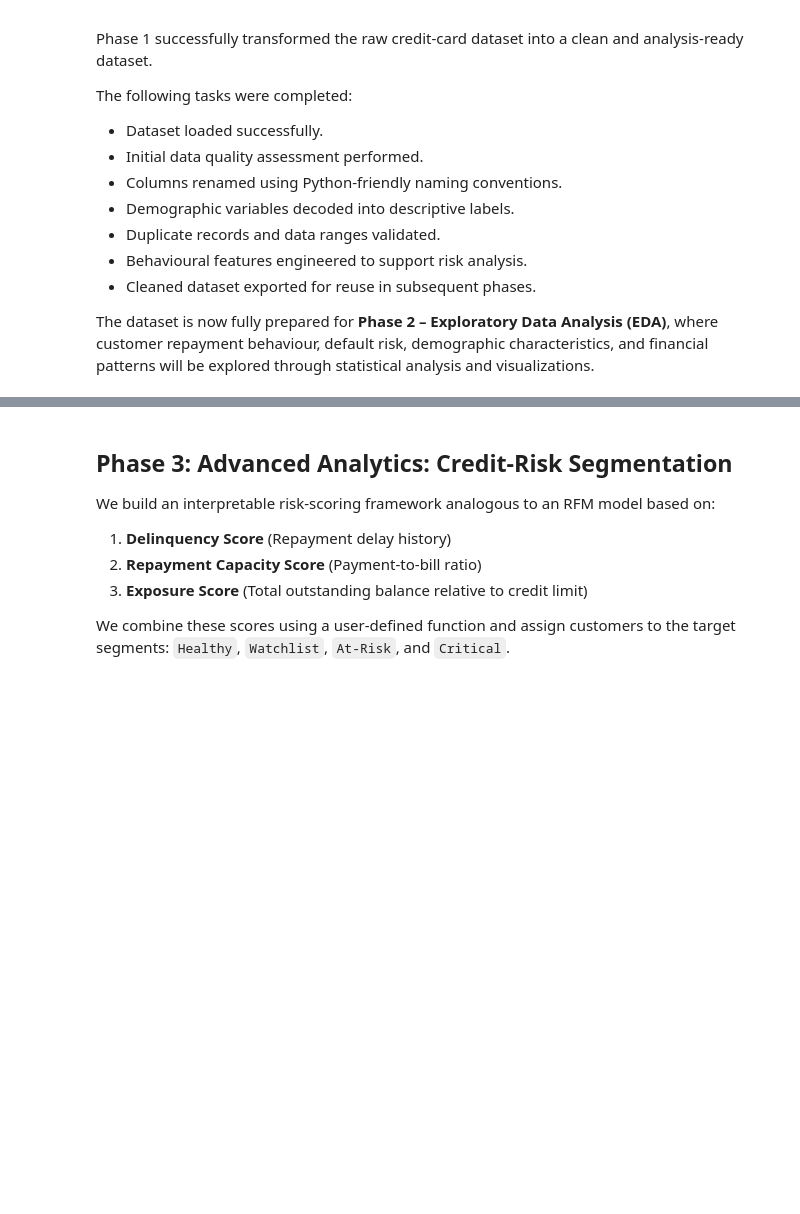
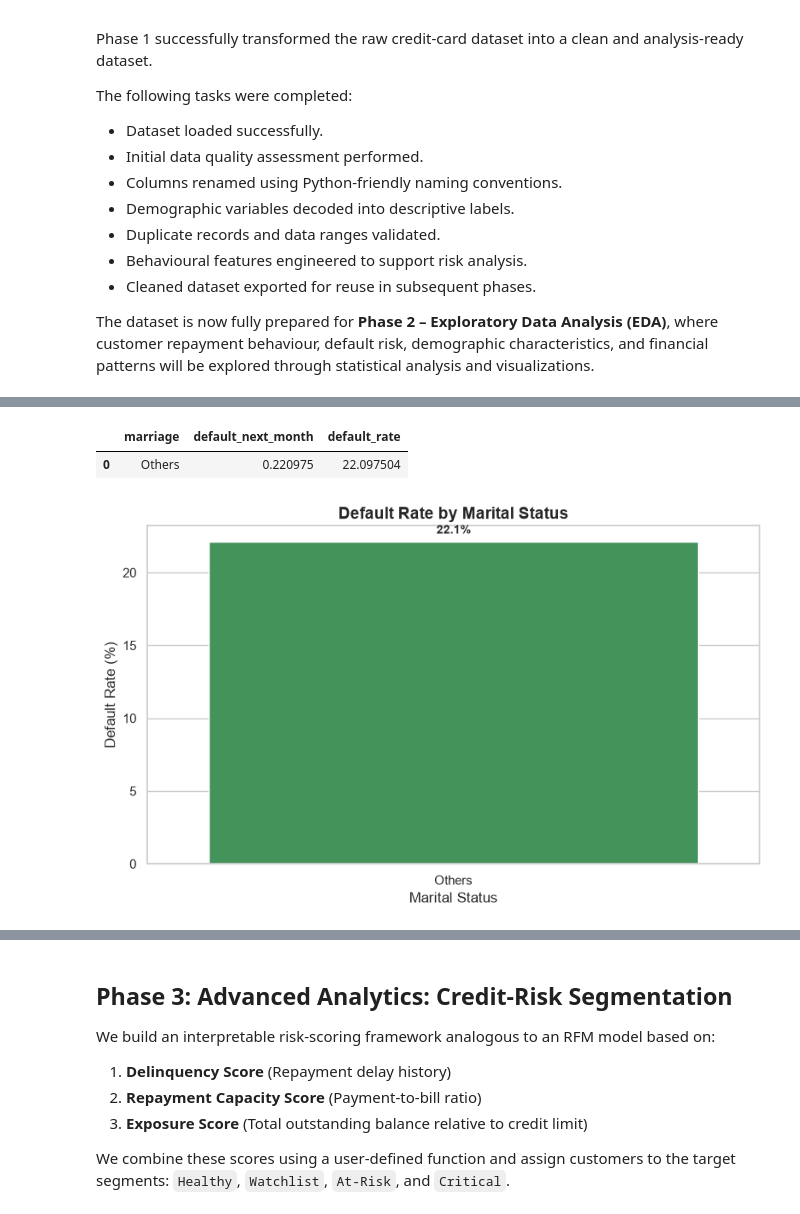
Before and after one commit to ChamithuPunchihewa/Final-Python-Project, a Jupyter notebook: notebooks/Technical_Appendix.ipynb, the cells around one changed output, grey strips where cells are left out. Saved outputs shown, nothing was run; the diff lists cells and outputs as text; code cells hidden in the pictures; blank space fills up the shorter version.

```diff
--- a/notebooks/Technical_Appendix.ipynb
+++ b/notebooks/Technical_Appendix.ipynb
@@ -763,19 +961,66 @@ plt.show()
 # %%
-# Analysis & Plot 4: Default rate by Marital Status
-marriage_default = df_clean.groupby('marriage')['default_next_month'].mean().reset_index()
-marriage_default['default_rate'] = marriage_default['default_next_month'] * 100
-marriage_default = marriage_default.sort_values(by='default_rate', ascending=False)
+# Analysis 4 : Default Rate by Marital Status
 
-print(marriage_default)
+print("=" * 50)
+print("ANALYSIS 4 : DEFAULT RATE BY MARITAL STATUS")
+print("=" * 50)
 
-fig, ax = plt.subplots(figsize=(8, 5))
-sns.barplot(data=marriage_default, x='marriage', y='default_rate', palette='Greens_d', ax=ax)
-ax.set_title('Default Rate by Marital Status', fontsize=14, weight='bold', pad=15)
-ax.set_xlabel('Marital Status', fontsize=12)
-ax.set_ylabel('Default Rate (%)', fontsize=12)
-for p in ax.patches:
-    ax.annotate(f"{p.get_height():.1f}%", (p.get_x() + p.get_width() / 2., p.get_height() + 0.5),
-                ha='center', va='center', fontsize=10, weight='bold', color='black', xytext=(0, 5),
-                textcoords='offset points')
+
+# Calculate Default Rate
+marriage_default = (
+    df_clean
+    .groupby("marriage", observed=False)["default_next_month"]
+    .mean()
+    .reset_index()
+)
+
+marriage_default["default_rate"] = (
+    marriage_default["default_next_month"] * 100
+)
+
+marriage_default = marriage_default.sort_values(
+    by="default_rate",
+    ascending=False
+)
+
+display(marriage_default)
+
+
+# Visualization
+plt.figure(figsize=(8,5))
+
+ax = sns.barplot(
+    data=marriage_default,
+    x="marriage",
+    y="default_rate",
+    palette="Greens_d"
+)
+
+plt.title(
+    "Default Rate by Marital Status",
+    fontsize=14,
+    weight="bold"
+)
+
+plt.xlabel("Marital Status")
+plt.ylabel("Default Rate (%)")
+
+# Add percentage labels
+for bar in ax.patches:
+    ax.annotate(
+        f"{bar.get_height():.1f}%",
+        (
+            bar.get_x() + bar.get_width()/2,
+            bar.get_height()
+        ),
+        ha="center",
+        va="bottom",
+        fontsize=10,
+        fontweight="bold",
+        xytext=(0,5),
+        textcoords="offset points"
+    )
+
 plt.tight_layout()
 plt.show()
+# %% [output]
@@ -781,0 +1030,3 @@ plt.show()
+|  | marriage | default_next_month | default_rate |
+| 0 | Others | 0.220975 | 22.097504 |
+[figure, added]
```
Also changed, not shown: parts of 18 cells of this notebook.
